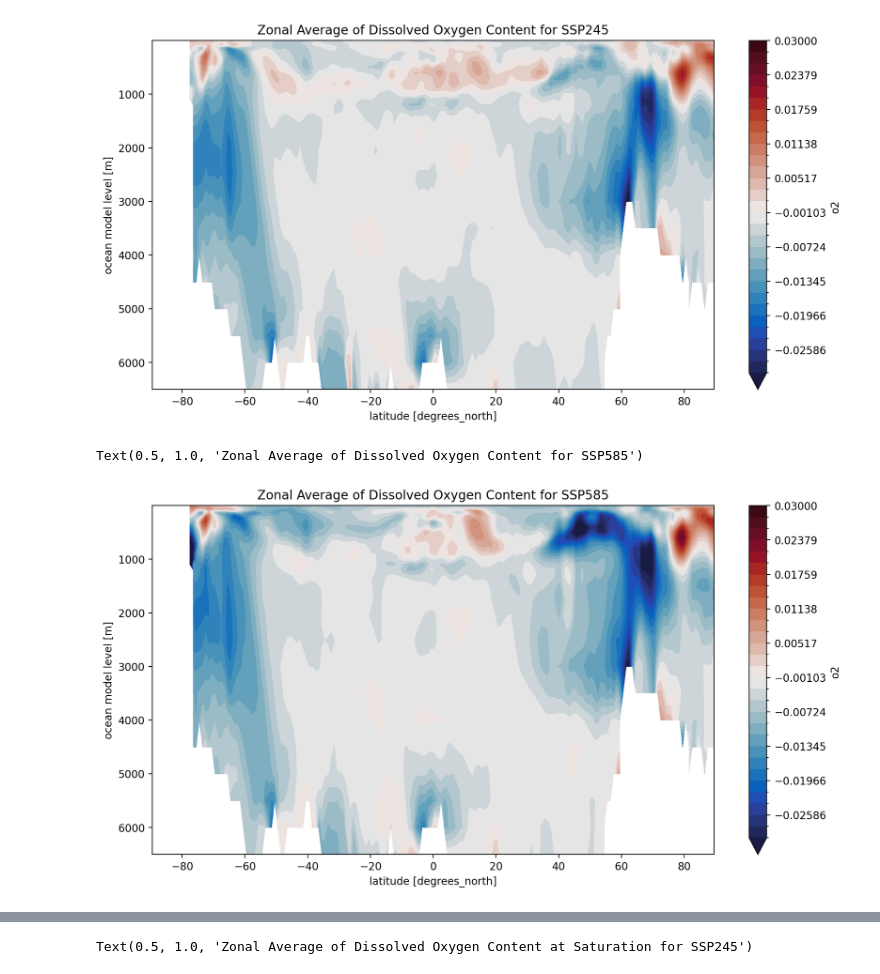
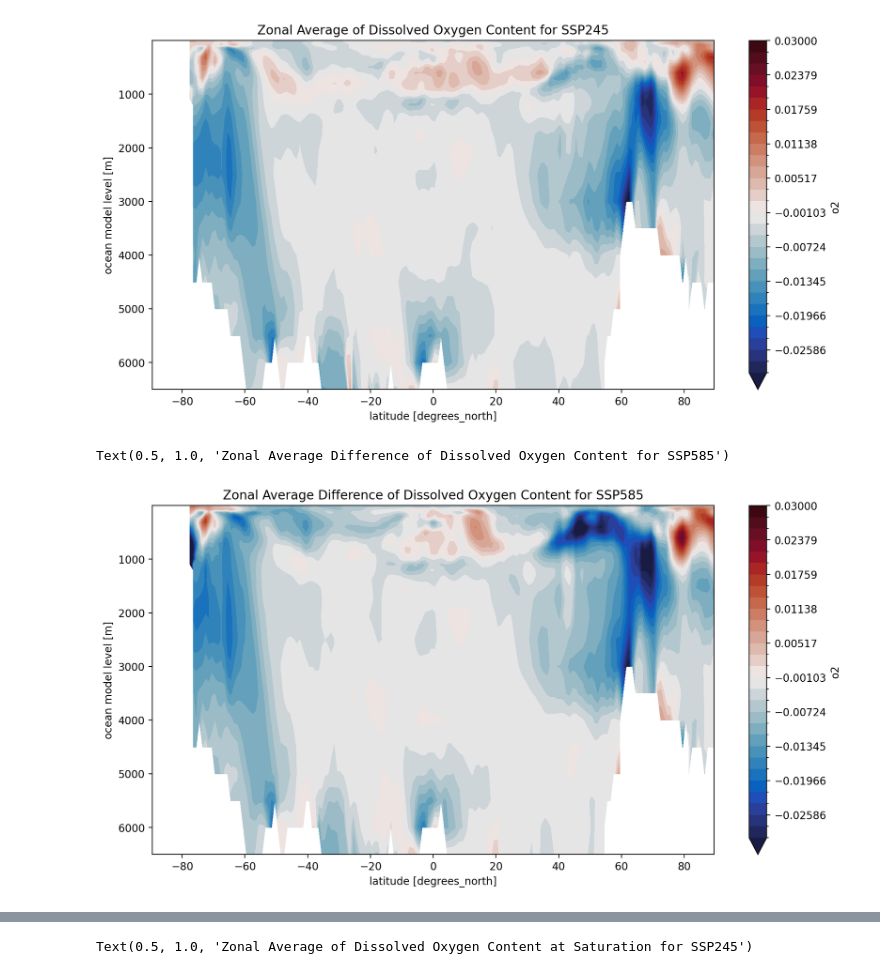
Before and after one commit to EES-3506-5506/Group4_Coomans, a Jupyter notebook: notebooks/File_practice.ipynb, the cells around one changed output, grey strips where cells are left out. Cells and saved outputs as stored; diff of their text form; code cells hidden in the pictures.

```diff
--- a/notebooks/File_practice.ipynb
+++ b/notebooks/File_practice.ipynb
@@ -241,10 +241,10 @@ Text(0.5, 1.0, 'Zonal Average of Dissolved Oxygen Content for SSP245')
 # %%
 zd_585_02= diff_O2_SSP585.mean(dim='longitude').plot.contourf(
     cmap=cmocean.cm.balance, yincrease=False, vmin=-0.03,vmax=0.03,levels=30)
-plt.title('Zonal Average of Dissolved Oxygen Content for SSP585')
+plt.title('Zonal Average Difference of Dissolved Oxygen Content for SSP585')
 # %% [output]
-Text(0.5, 1.0, 'Zonal Average of Dissolved Oxygen Content for SSP585')
+Text(0.5, 1.0, 'Zonal Average Difference of Dissolved Oxygen Content for SSP585')
-[figure, old version]
+[figure, new version]
 # %%
 diff_126_O2S_Surface = diff_O2sat_SSP126.isel(lev=0).plot(cmap=cmocean.cm.balance)
 plt.title('Difference in Dissolved Oxygen Content at Saturation for SSP126 at SS')
```
Also changed, not shown: parts of 3 cells of this notebook, 1 other file.
